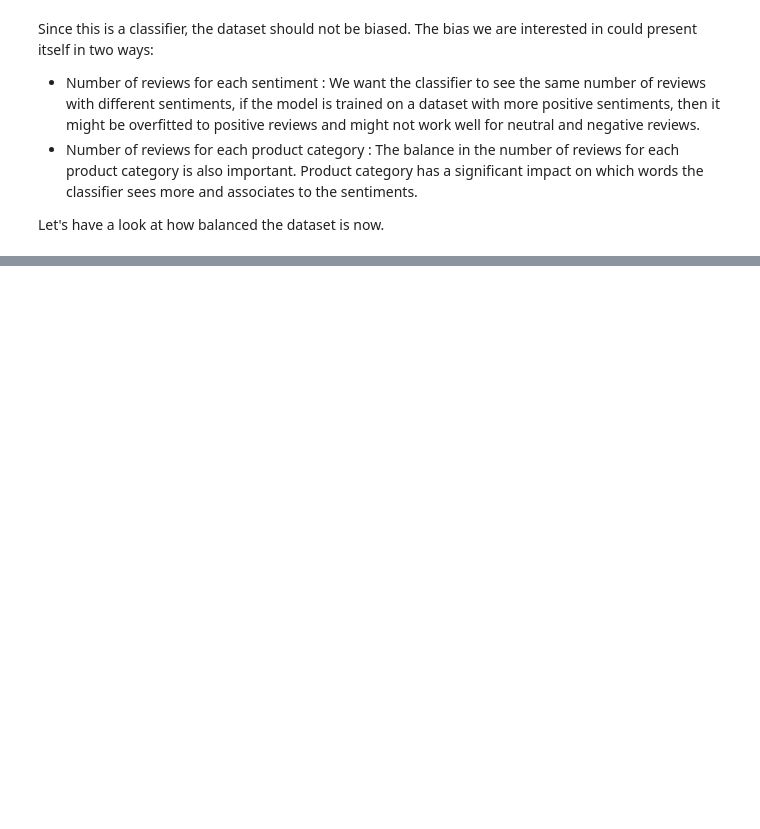
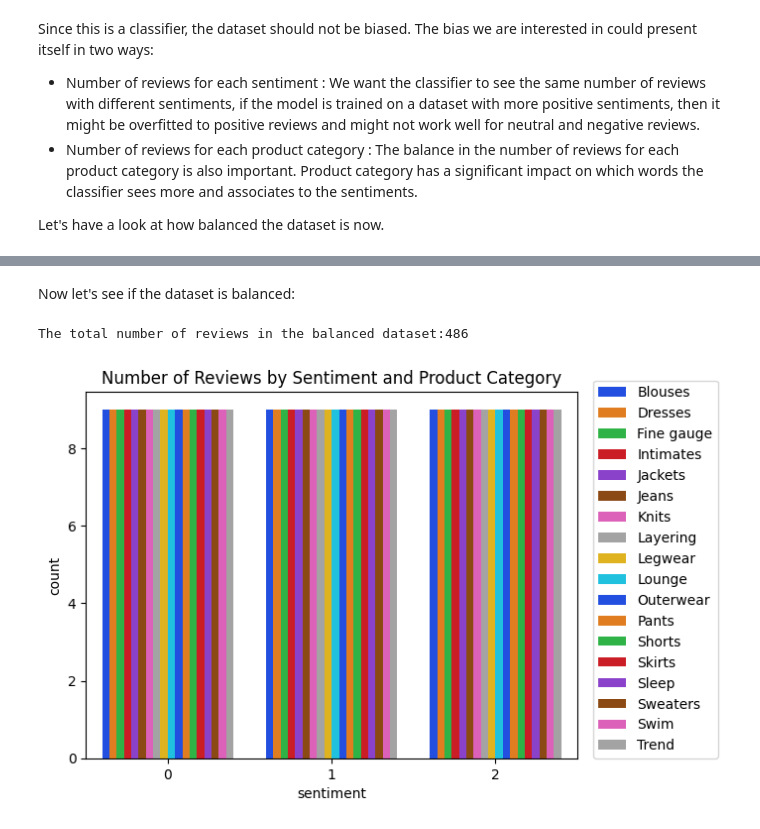
Before and after one commit to imanr76/Sentiment-Analysis, a Jupyter notebook: Data_Preparation.ipynb, the cells around one changed output, grey strips where cells are left out. Saved outputs shown, nothing was run; the diff lists cells and outputs as text; code cells hidden in the pictures; blank space fills up the shorter version.

```diff
--- a/Data_Preparation.ipynb
+++ b/Data_Preparation.ipynb
@@ -154,0 +173,6 @@ dtype: int64
+# %%
+data_transformed_grouped_for_balance = data_transformed.groupby(["sentiment", "product_category"])[["review","sentiment", "product_category"]]
+data_transformed_balanced_both = data_transformed_grouped_for_balance.apply(lambda x: \
+                                x.sample(data_transformed.groupby(["sentiment", "product_category"]).size().min()))\
+                                .reset_index(drop = True)
+data_transformed_balanced_both
@@ -154,0 +193,14 @@ dtype: int64
+# %% [markdown]
+Now let's see if the dataset is balanced:
+# %%
+data_transformed_balanced_both_grouped = data_transformed_balanced_both.groupby(["sentiment", "product_category"], as_index = False).size()
+data_transformed_balanced_both_grouped.rename(columns = {"size":"count"}, inplace=True)
+# Plotting the number of reviews for each setiment and idfferent product categories
+sns.barplot(x = data_transformed_balanced_both_grouped["sentiment"], y = data_transformed_balanced_both_grouped["count"],\
+        hue = data_transformed_balanced_both_grouped["product_category"], palette = 'bright')
+plt.legend(bbox_to_anchor=(1.3, 1.05), loc='upper right')
+plt.title("Number of Reviews by Sentiment and Product Category")
+print(f"The total number of reviews in the balanced dataset:{data_transformed_balanced_both.shape[0]}")
+# %% [output]
+The total number of reviews in the balanced dataset:486
+[figure, added]
```
Also changed, not shown: parts of 29 cells of this notebook, 19 other files.
